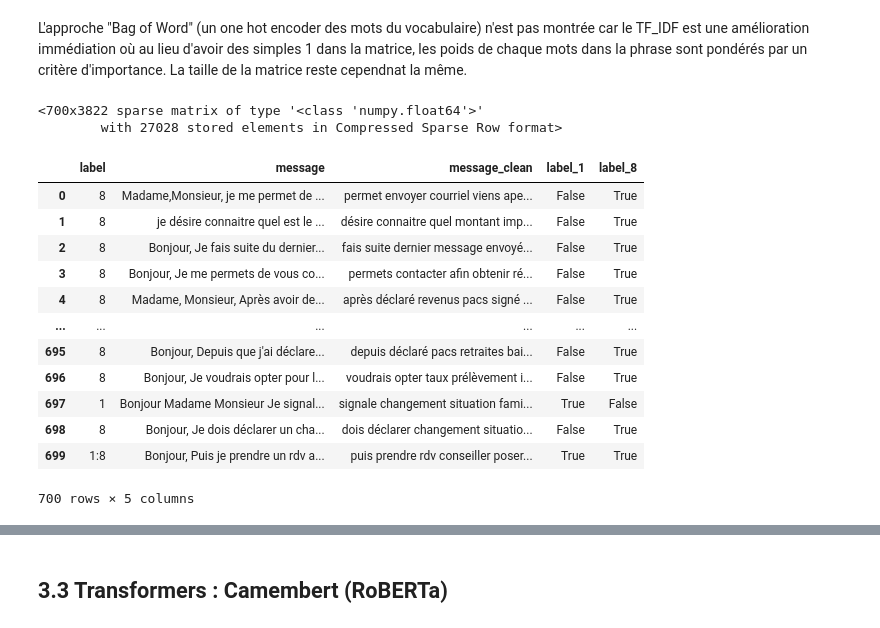
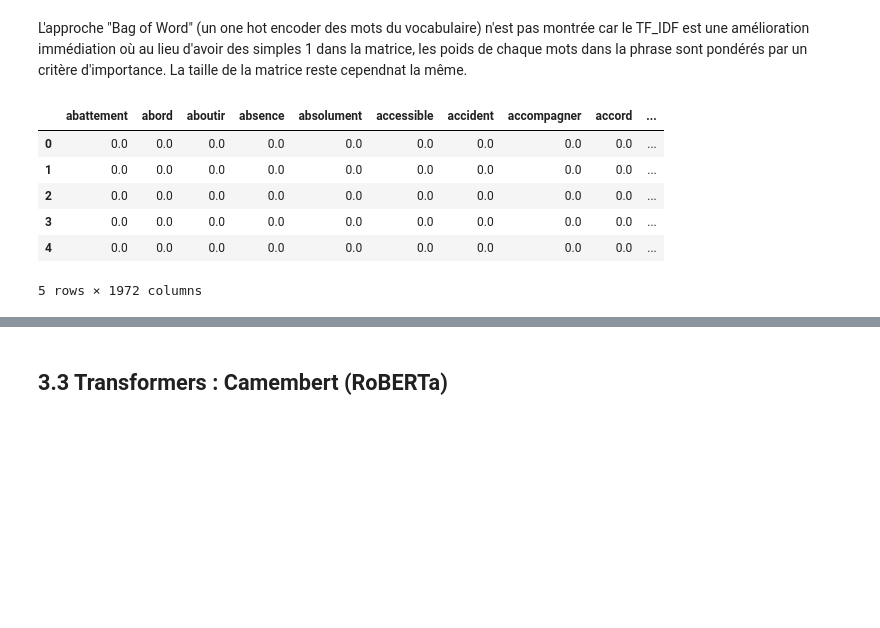
Before and after one commit to TitouanBlaize/dgfip_testnlp, a Jupyter notebook: 2. Models.ipynb, the cells around one changed output, grey strips where cells are left out. Saved outputs shown, nothing was run; the diff lists cells and outputs as text; code cells hidden in the pictures; blank space fills up the shorter version.

```diff
--- a/2. Models.ipynb
+++ b/2. Models.ipynb
@@ -49,8 +59,8 @@ from sklearn.linear_model import LogisticRegression
 from sklearn.model_selection import train_test_split
 from sklearn.metrics import accuracy_score, classification_report
 # %%
-df_train = pd.read_csv("data/data_clean.csv",
-                       sep = ";")
+df = pd.read_csv("data/data_clean.csv",
+                    sep = ";")
 # %%
-df_train["label_1"] = df_train["label"].apply(lambda x : "1" in x)
-df_train["label_8"] = df_train["label"].apply(lambda x : "8" in x)
+df["label_1"] = df["label"].apply(lambda x : "1" in x)
+df["label_8"] = df["label"].apply(lambda x : "8" in x)
@@ -73,22 +86,11 @@ X = vectorizer.fit_transform(documents)
-# %%
-X
-# %% [output]
-<700x3822 sparse matrix of type '<class 'numpy.float64'>'
-        with 27028 stored elements in Compressed Sparse Row format>
-# %%
-df_train
-# %% [output]
-|  | label | message | message_clean | label_1 | label_8 |
-| 0 | 8 | Madame,Monsieur, je me permet de ... | permet envoyer courriel viens ape... | False | True |
-| 1 | 8 | je désire connaitre quel est le ... | désire connaitre quel montant imp... | False | True |
-| 2 | 8 | Bonjour, Je fais suite du dernier... | fais suite dernier message envoyé... | False | True |
-| 3 | 8 | Bonjour, Je me permets de vous co... | permets contacter afin obtenir ré... | False | True |
-| 4 | 8 | Madame, Monsieur, Après avoir de... | après déclaré revenus pacs signé ... | False | True |
-| ... | ... | ... | ... | ... | ... |
-| 695 | 8 | Bonjour, Depuis que j'ai déclare... | depuis déclaré pacs retraites bai... | False | True |
-| 696 | 8 | Bonjour, Je voudrais opter pour l... | voudrais opter taux prélèvement i... | False | True |
-| 697 | 1 | Bonjour Madame Monsieur Je signal... | signale changement situation fami... | True | False |
-| 698 | 8 | Bonjour, Je dois déclarer un cha... | dois déclarer changement situatio... | False | True |
-| 699 | 1:8 | Bonjour, Puis je prendre un rdv a... | puis prendre rdv conseiller poser... | True | True |
-700 rows × 5 columns
+# %%
+pd.DataFrame(X.toarray(), columns = vectorizer.get_feature_names_out()).head()
+# %% [output]
+|  | abattement | abord | aboutir | absence | absolument | accessible | accident | accompagner | accord | ... |
+| 0 | 0.0 | 0.0 | 0.0 | 0.0 | 0.0 | 0.0 | 0.0 | 0.0 | 0.0 | ... |
+| 1 | 0.0 | 0.0 | 0.0 | 0.0 | 0.0 | 0.0 | 0.0 | 0.0 | 0.0 | ... |
+| 2 | 0.0 | 0.0 | 0.0 | 0.0 | 0.0 | 0.0 | 0.0 | 0.0 | 0.0 | ... |
+| 3 | 0.0 | 0.0 | 0.0 | 0.0 | 0.0 | 0.0 | 0.0 | 0.0 | 0.0 | ... |
+| 4 | 0.0 | 0.0 | 0.0 | 0.0 | 0.0 | 0.0 | 0.0 | 0.0 | 0.0 | ... |
+5 rows × 1972 columns
 # %%
```
Also changed, not shown: parts of 35 cells of this notebook, 3 other files.
